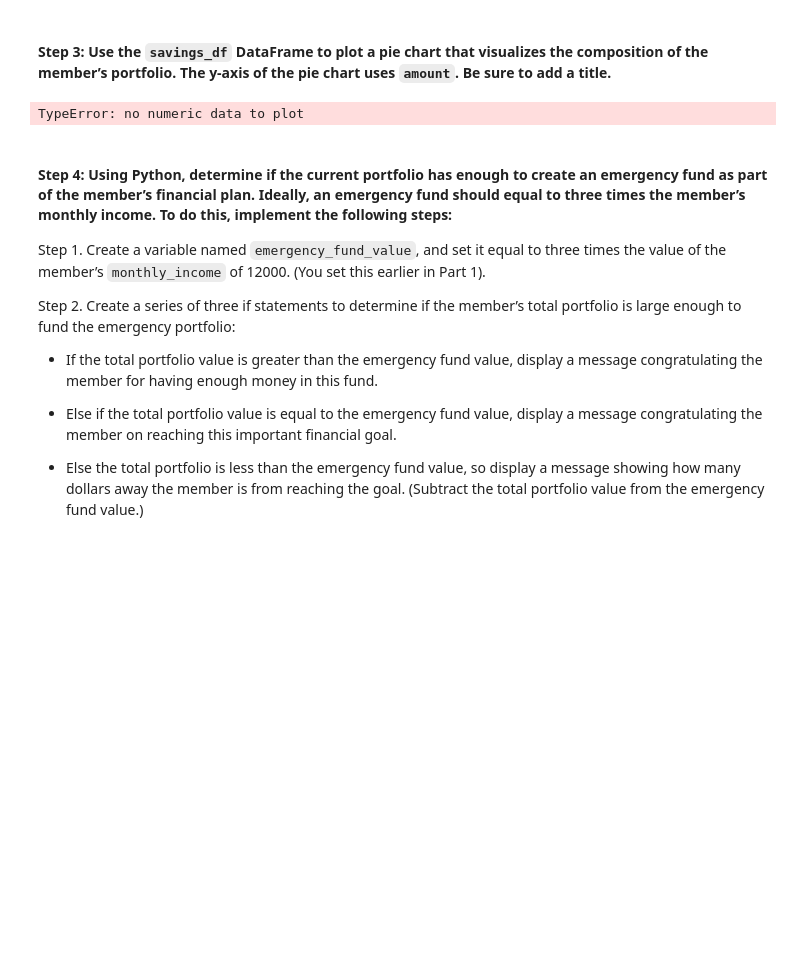
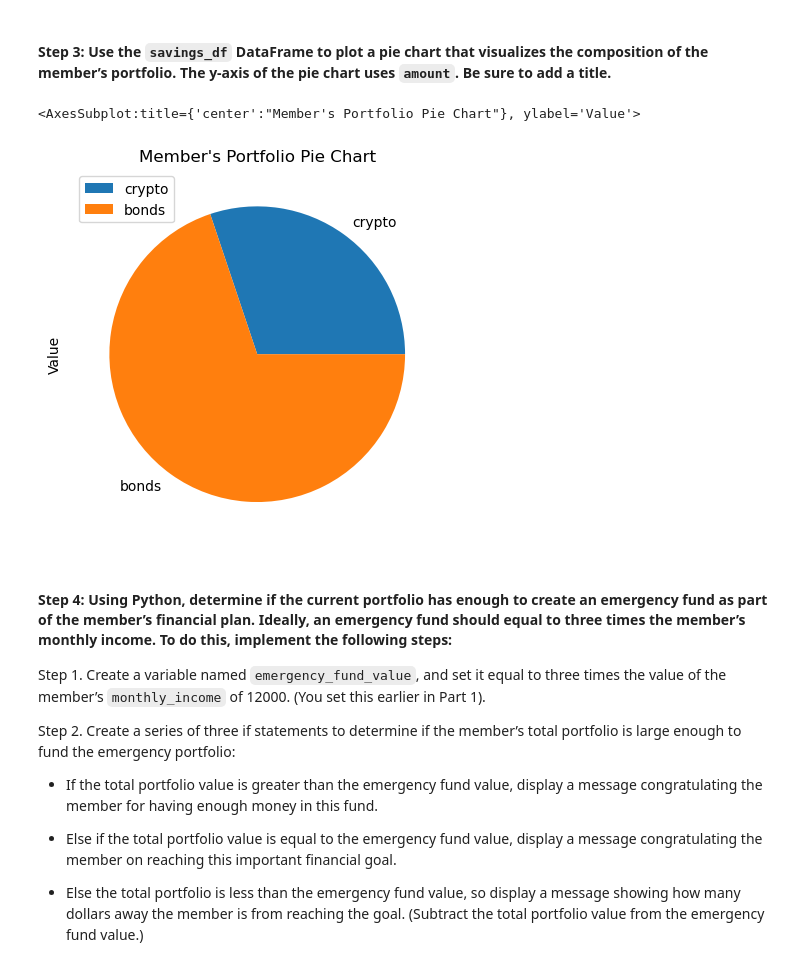
Before and after one commit to BubbaHexinator/Challenge_5, a Jupyter notebook: financial_planning_tools.ipynb, the cells around one changed output. Drawn from its saved outputs; the diff is of its cells as text; code cells hidden in the pictures; blank space fills up the shorter version.

```diff
--- a/financial_planning_tools.ipynb
+++ b/financial_planning_tools.ipynb
@@ -417,9 +445,10 @@ savings_df
 #### Step 3: Use the `savings_df` DataFrame to plot a pie chart that visualizes the composition of the member’s portfolio. The y-axis of the pie chart uses `amount`. Be sure to add a title.
 # %%
 # Plot the total value of the member's portfolio (crypto and stock/bond) in a pie chart
-savings_df.plot()
+savings_df.plot.pie(y="Value", title="Member's Portfolio Pie Chart", )
 # %% [output]
-TypeError: no numeric data to plot
+<AxesSubplot:title={'center':"Member's Portfolio Pie Chart"}, ylabel='Value'>
+[figure, added]
 # %% [markdown]
 #### Step 4: Using Python, determine if the current portfolio has enough to create an emergency fund as part of the member’s financial plan. Ideally, an emergency fund should equal to three times the member’s monthly income. To do this, implement the following steps:
 
```
Also changed, not shown: parts of 43 cells of this notebook.
